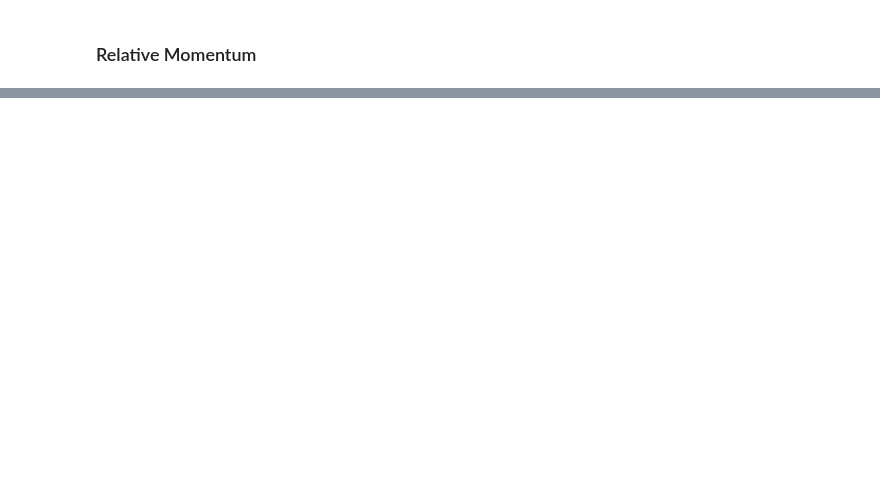
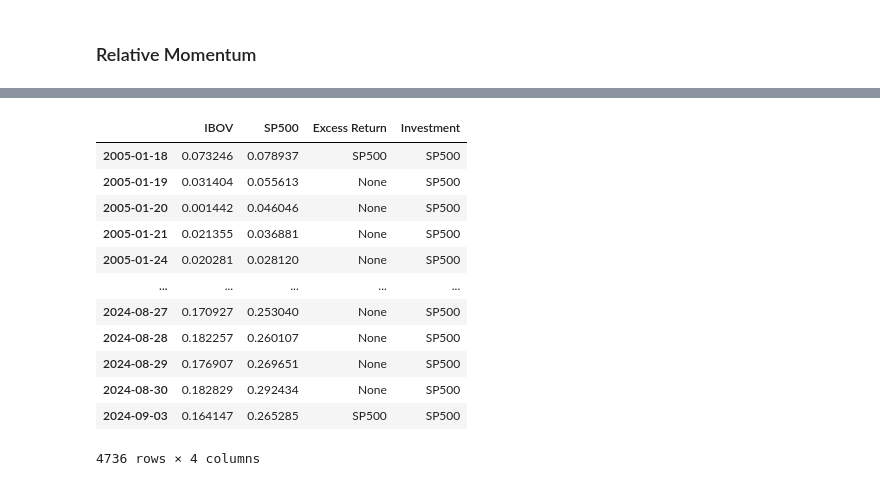
Before and after one commit to ianaraujo/dual-momentum-strategy, a Jupyter notebook: 1_exploratory_analysis.ipynb, the cells around one changed output, grey strips where cells are left out. Cells and saved outputs as stored; diff of their text form; code cells hidden in the pictures; blank space fills up the shorter version.

```diff
--- a/1_exploratory_analysis.ipynb
+++ b/1_exploratory_analysis.ipynb
@@ -373,0 +388,5 @@ plt.show()
+# %%
+relative_ytd_returns = relative_prices.pct_change(periods=252).dropna()
+relative_ytd_returns.index = pd.to_datetime(relative_ytd_returns.index)
+
+relative_ytd_returns
@@ -373,0 +407,26 @@ plt.show()
+# %%
+relative_ftd = relative_ytd_returns.index.to_series().groupby(relative_ytd_returns.index.to_period('M')).apply(lambda x: x == x.min())
+
+conditions = [
+    relative_ftd.values & (relative_ytd_returns['IBOV'] > relative_ytd_returns['SP500']),
+    relative_ftd.values & (relative_ytd_returns['IBOV'] <= relative_ytd_returns['SP500'])
+]
+
+relative_ytd_returns['Excess Return'] = np.select(conditions, ['IBOV', 'SP500'], default=None)
+relative_ytd_returns['Investment'] = relative_ytd_returns['Excess Return'].ffill()
+
+relative_ytd_returns
+# %% [output]
+|  | IBOV | SP500 | Excess Return | Investment |
+| 2005-01-18 | 0.073246 | 0.078937 | SP500 | SP500 |
+| 2005-01-19 | 0.031404 | 0.055613 | None | SP500 |
+| 2005-01-20 | 0.001442 | 0.046046 | None | SP500 |
+| 2005-01-21 | 0.021355 | 0.036881 | None | SP500 |
+| 2005-01-24 | 0.020281 | 0.028120 | None | SP500 |
+| ... | ... | ... | ... | ... |
+| 2024-08-27 | 0.170927 | 0.253040 | None | SP500 |
+| 2024-08-28 | 0.182257 | 0.260107 | None | SP500 |
+| 2024-08-29 | 0.176907 | 0.269651 | None | SP500 |
+| 2024-08-30 | 0.182829 | 0.292434 | None | SP500 |
+| 2024-09-03 | 0.164147 | 0.265285 | SP500 | SP500 |
+4736 rows × 4 columns
```
Also changed, not shown: parts of 27 cells of this notebook.
